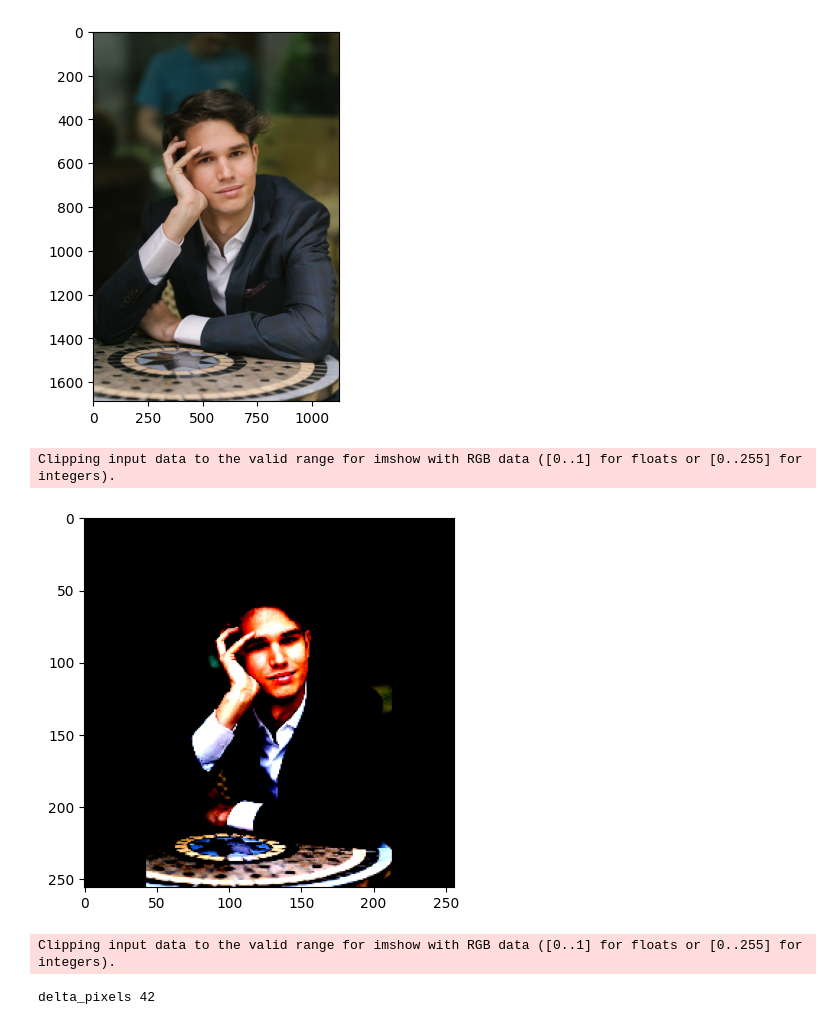
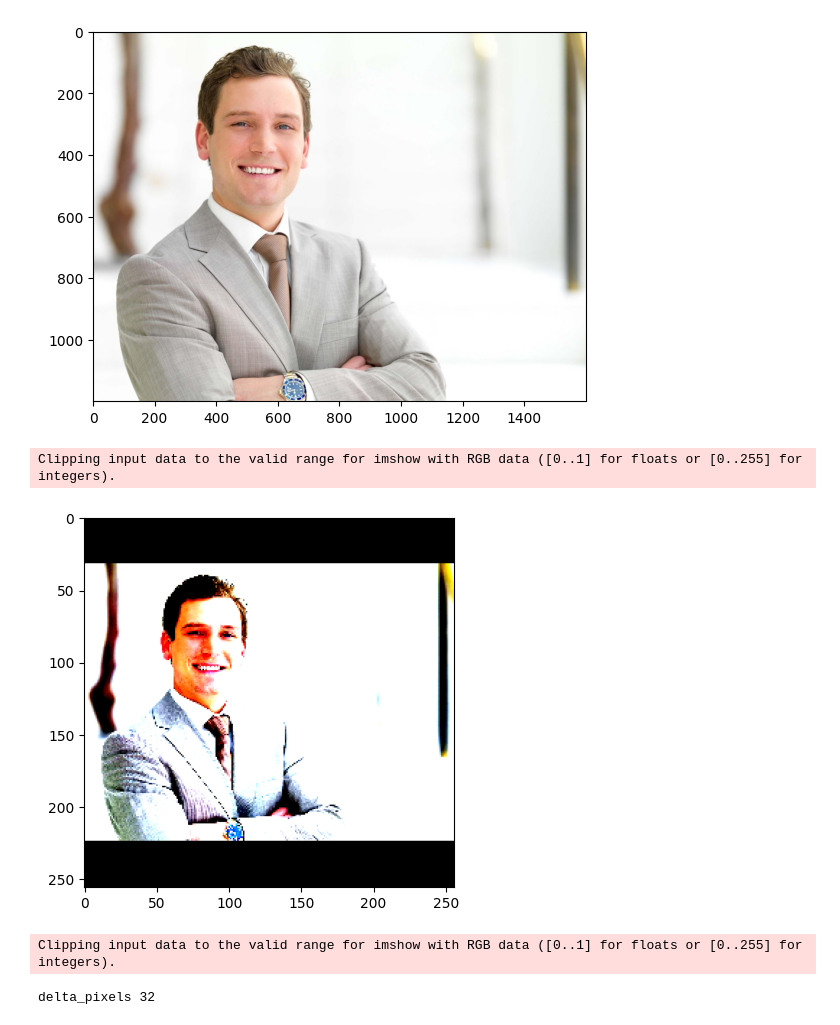
Before and after one commit to Koldim2001/Unet-pytorch-training, a Jupyter notebook: test.ipynb, the cells around one changed output. Saved outputs shown, nothing was run; the diff lists cells and outputs as text; code cells hidden in the pictures.

```diff
--- a/test.ipynb
+++ b/test.ipynb
@@ -31,7 +31,7 @@ def get_validation_augmentation():
     return albu.Compose(test_transform)
 
 # Load the image
-image_path = 'im.jpg'  # Replace with the path to your image
+image_path = 'test.jpg'  # Replace with the path to your image
 image = cv2.imread(image_path)
 image = cv2.cvtColor(image, cv2.COLOR_BGR2RGB)
 original_height, original_width, _ = image.shape
@@ -58,36 +58,36 @@ pr_mask = pr_mask.squeeze().cpu().detach().numpy()
 # Get the class with the highest probability for each pixel
 label_mask = np.argmax(pr_mask, axis=0)
 
 plt.imshow(image_transformed)
 plt.show()
 
 # Опредяем сколько пикселей появится по бокам от паддингов и далее вырежем их
 if original_height > original_width:
     delta_pixels = int(((original_height-original_width)/2)/original_height * INFER_HEIGHT)
     print('delta_pixels', delta_pixels)
     image_cropped = image_transformed[:, delta_pixels + 1: INFER_WIDTH - delta_pixels - 1]
     mask_cropped = label_mask[:, delta_pixels + 1 : INFER_WIDTH - delta_pixels - 1]
 elif original_height < original_width:
     delta_pixels = int(((original_width-original_height)/2)/original_width * INFER_WIDTH)
     print('delta_pixels', delta_pixels)
     image_cropped = image_transformed[delta_pixels + 1: INFER_HEIGHT - delta_pixels - 1, :]
-    mask_cropped = label_mask
+    mask_cropped = label_mask[delta_pixels + 1: INFER_HEIGHT - delta_pixels - 1, :]
 else:
     mask_cropped = label_mask
     image_cropped = image_transformed
 
 plt.imshow(image_cropped)
 plt.show()
 
 # Resize the mask back to the original image size
 label_mask_real_size = cv2.resize(mask_cropped, (original_width, original_height), interpolation=cv2.INTER_NEAREST)
 
 # Print the mask
 plt.imshow(label_mask_real_size)
 plt.show()
 # %% [output]
-[figure, old version]
+[figure, new version]
 Clipping input data to the valid range for imshow with RGB data ([0..1] for floats or [0..255] for integers).
-[figure, old version]
+[figure, new version]
 Clipping input data to the valid range for imshow with RGB data ([0..1] for floats or [0..255] for integers).
-delta_pixels 42
+delta_pixels 32
```
Also changed, not shown: parts of 3 cells of this notebook, 1 other file.
